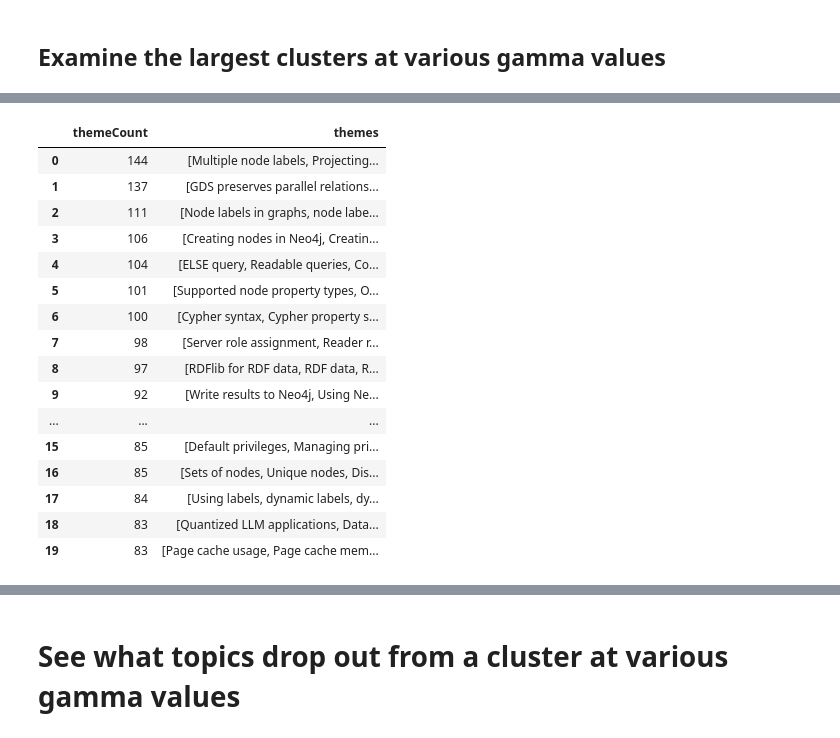
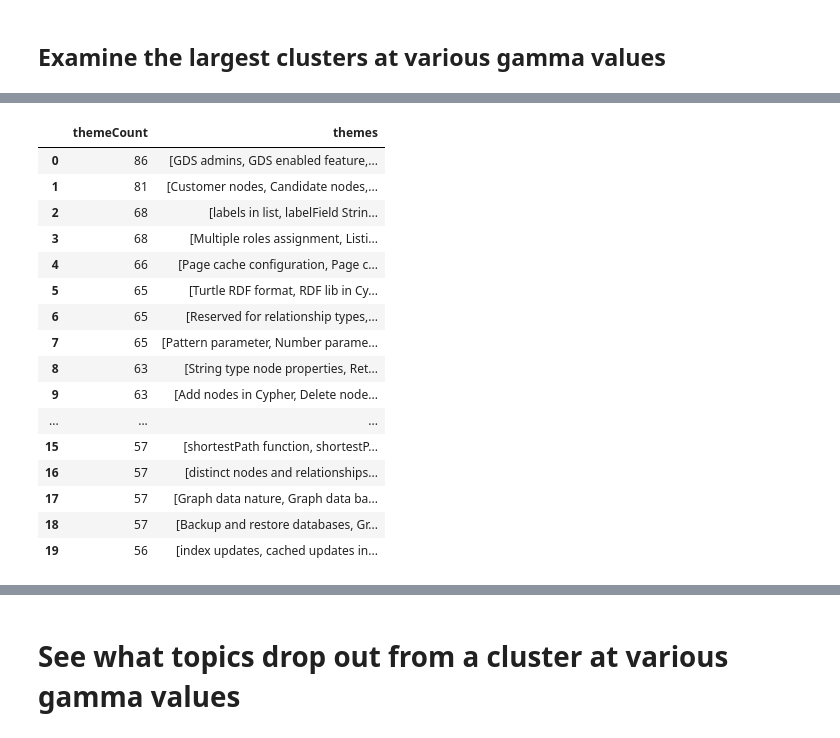
Before and after one commit to neo4j-field/Agent-Neo-field, a Jupyter notebook: src/main/python/analytics/notebooks/topic_clustering/2. Cluster themes Agent Neo.ipynb, the cells around one changed output, grey strips where cells are left out. Cells and saved outputs as stored; diff of their text form; code cells hidden in the pictures.

```diff
--- a/src/main/python/analytics/notebooks/topic_clustering/2. Cluster themes Agent Neo.ipynb
+++ b/src/main/python/analytics/notebooks/topic_clustering/2. Cluster themes Agent Neo.ipynb
@@ -198,6 +198,6 @@ WHERE t.wccId IS NOT NULL
 WITH t.wccId AS id, collect(t.description) AS themes
 RETURN id, size(themes) AS themeCount, themes
 ORDER BY themeCount DESC
-LIMIT 30""")
+LIMIT 10""")
 # %% [output]
 |  | id | themeCount | themes |
@@ -283,6 +276,17 @@ def test_leiden_gamma(gamma):
         LIMIT 20
         RETURN themeCount, [id in ids | gds.util.asNode(id).description] AS themes""",
                                         {"propName": property_name})
-    return biggest_communities
+    single_doc_communities = gds.run_cypher("""
+        CALL gds.graph.nodeProperty.stream("reweight_topics", $propName)
+        YIELD nodeId, propertyValue
+        WITH gds.util.asNode(nodeId) as t, propertyValue AS leidenId
+        MATCH (d)-[:HAS_TOPIC]->(t)
+        WITH leidenId, count(distinct d) AS docCount
+        WITH leidenId, CASE WHEN docCount = 1 then 1 else 0 end AS singleDocCommunity
+        RETURN count(*) AS communityCount,
+        sum(singleDocCommunity) AS singleDocCommunities,
+        sum(singleDocCommunity) * 1.0 / count(*) AS singleDocCommunityPercent""",
+                                           {"propName": property_name})
+    return {"biggest_communities": biggest_communities, "single_doc_communities": single_doc_communities}
 # %%
-gamma_tests = {gamma: test_leiden_gamma(gamma) for gamma in [4.0, 8.0, 16.0, 32.0, 64.0, 128.0, 256.0, 512.0]}
+gamma_tests = {gamma: test_leiden_gamma(gamma) for gamma in [4.0, 8.0, 16.0, 32.0, 64.0, 128.0, 256.0, 512.0, 1024.0]}
@@ -355,21 +381,21 @@ gamma_tests[32.0]
 # %%
-gamma_tests[64.0]
+gamma_tests[128.0]['biggest_communities']
 # %% [output]
 |  | themeCount | themes |
-| 0 | 144 | [Multiple node labels, Projecting... |
-| 1 | 137 | [GDS preserves parallel relations... |
-| 2 | 111 | [Node labels in graphs, node labe... |
-| 3 | 106 | [Creating nodes in Neo4j, Creatin... |
-| 4 | 104 | [ELSE query, Readable queries, Co... |
-| 5 | 101 | [Supported node property types, O... |
-| 6 | 100 | [Cypher syntax, Cypher property s... |
-| 7 | 98 | [Server role assignment, Reader r... |
-| 8 | 97 | [RDFlib for RDF data, RDF data, R... |
-| 9 | 92 | [Write results to Neo4j, Using Ne... |
+| 0 | 86 | [GDS admins, GDS enabled feature,... |
+| 1 | 81 | [Customer nodes, Candidate nodes,... |
+| 2 | 68 | [labels in list, labelField Strin... |
+| 3 | 68 | [Multiple roles assignment, Listi... |
+| 4 | 66 | [Page cache configuration, Page c... |
+| 5 | 65 | [Turtle RDF format, RDF lib in Cy... |
+| 6 | 65 | [Reserved for relationship types,... |
+| 7 | 65 | [Pattern parameter, Number parame... |
+| 8 | 63 | [String type node properties, Ret... |
+| 9 | 63 | [Add nodes in Cypher, Delete node... |
 | ... | ... | ... |
-| 15 | 85 | [Default privileges, Managing pri... |
-| 16 | 85 | [Sets of nodes, Unique nodes, Dis... |
-| 17 | 84 | [Using labels, dynamic labels, dy... |
-| 18 | 83 | [Quantized LLM applications, Data... |
-| 19 | 83 | [Page cache usage, Page cache mem... |
+| 15 | 57 | [shortestPath function, shortestP... |
+| 16 | 57 | [distinct nodes and relationships... |
+| 17 | 57 | [Graph data nature, Graph data ba... |
+| 18 | 57 | [Backup and restore databases, Gr... |
+| 19 | 56 | [index updates, cached updates in... |
 # %%
```
Also changed, not shown: parts of 32 cells of this notebook, 3 other files.
